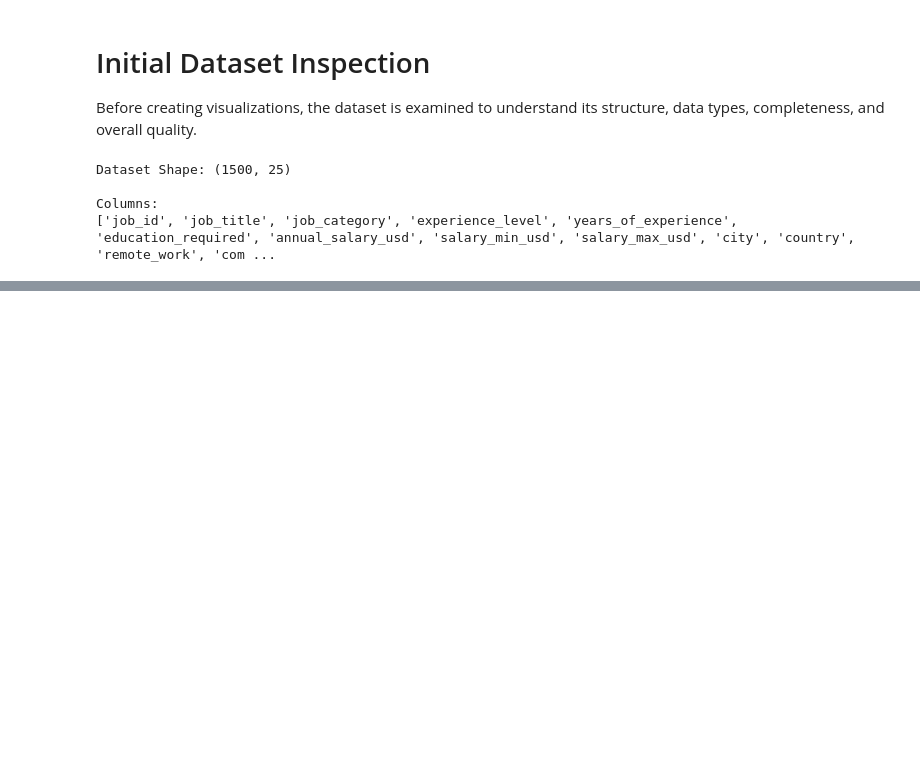
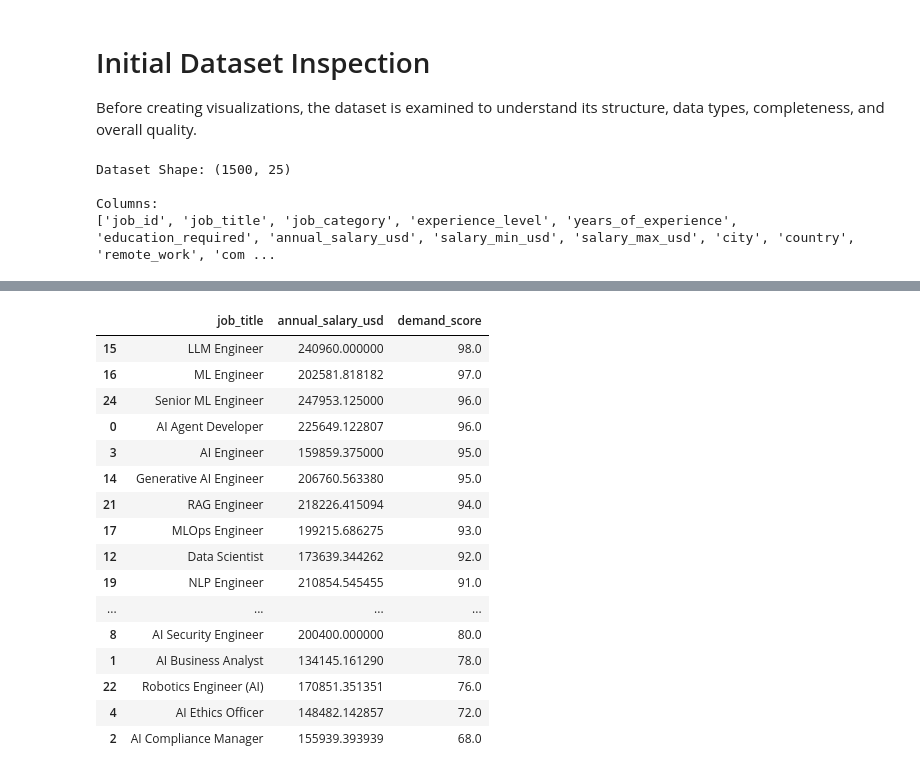
Before and after one commit to rawalnidhi/ai-job-market-analysis-2025-2026, a Jupyter notebook: notebooks/High_Demand_High_Paying_AI_Careers_2025_2026.ipynb, the cells around one changed output, grey strips where cells are left out. Drawn from its saved outputs; the diff is of its cells as text; code cells hidden in the pictures; blank space fills up the shorter version.

Commit message:
Completed exploratory data analysis

```diff
--- a/notebooks/High_Demand_High_Paying_AI_Careers_2025_2026.ipynb
+++ b/notebooks/High_Demand_High_Paying_AI_Careers_2025_2026.ipynb
@@ -125,0 +262,29 @@ Columns:
+# %%
+role_summary = (
+    df.groupby('job_title')
+      .agg({
+          'annual_salary_usd':'mean',
+          'demand_score':'mean'
+      })
+      .reset_index()
+)
+
+role_summary.sort_values('demand_score', ascending=False)
+# %% [output]
+|  | job_title | annual_salary_usd | demand_score |
+| 15 | LLM Engineer | 240960.000000 | 98.0 |
+| 16 | ML Engineer | 202581.818182 | 97.0 |
+| 24 | Senior ML Engineer | 247953.125000 | 96.0 |
+| 0 | AI Agent Developer | 225649.122807 | 96.0 |
+| 3 | AI Engineer | 159859.375000 | 95.0 |
+| 14 | Generative AI Engineer | 206760.563380 | 95.0 |
+| 21 | RAG Engineer | 218226.415094 | 94.0 |
+| 17 | MLOps Engineer | 199215.686275 | 93.0 |
+| 12 | Data Scientist | 173639.344262 | 92.0 |
+| 19 | NLP Engineer | 210854.545455 | 91.0 |
+| ... | ... | ... | ... |
+| 8 | AI Security Engineer | 200400.000000 | 80.0 |
+| 1 | AI Business Analyst | 134145.161290 | 78.0 |
+| 22 | Robotics Engineer (AI) | 170851.351351 | 76.0 |
+| 4 | AI Ethics Officer | 148482.142857 | 72.0 |
+| 2 | AI Compliance Manager | 155939.393939 | 68.0 |
```
Also changed, not shown: parts of 19 cells of this notebook.
